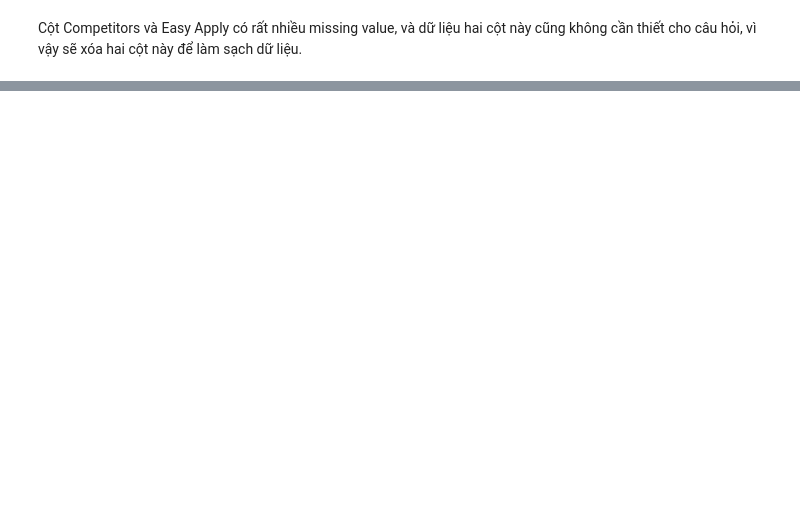
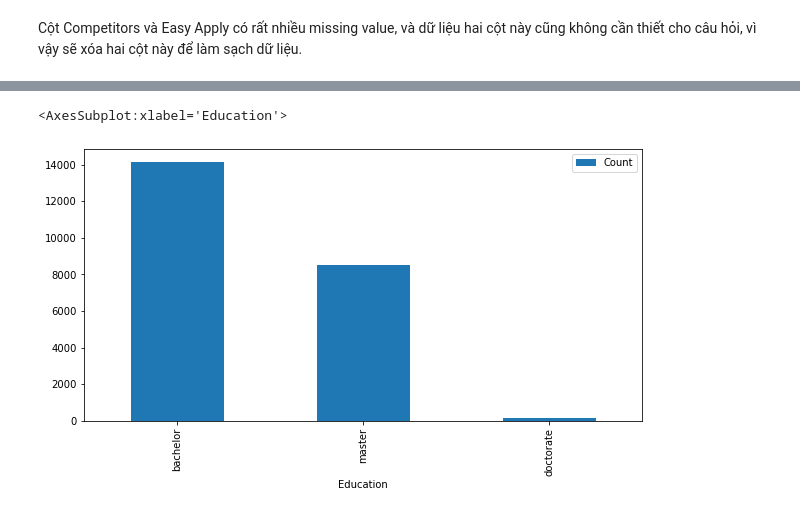
Before and after one commit to Hien-Hirune/FinalProject_KHDL, a Jupyter notebook: Analysis.ipynb, the cells around one changed output, grey strips where cells are left out. Drawn from its saved outputs; the diff is of its cells as text; code cells hidden in the pictures; blank space fills up the shorter version.

```diff
--- a/Analysis.ipynb
+++ b/Analysis.ipynb
@@ -196,0 +615,24 @@ Name: Company Name, dtype: object
+# %%
+edu_req = ["master","doctorate","bachelor"]
+edu_count = np.zeros(len(edu_req))
+def count_edu(degree):
+    tmp = data_engineer_jobs['Job Description'].str.lower()
+    if degree == 'master':
+        return tmp.str.count(degree, flags=re.IGNORECASE).sum() + tmp.str.count(' ms ', flags=re.IGNORECASE).sum() \
+                + tmp.str.count('m.s', flags=re.IGNORECASE).sum()
+    elif degree == 'bachelor':
+        return tmp.str.count(degree, flags=re.IGNORECASE).sum() + tmp.str.count(' bs ', flags=re.IGNORECASE).sum() \
+                + tmp.str.count('b.s', flags=re.IGNORECASE).sum()
+    else:
+        return tmp.str.count(degree, flags=re.IGNORECASE).sum() + tmp.str.count('phd', flags=re.IGNORECASE).sum() \
+                + tmp.str.count('ph.d', flags=re.IGNORECASE).sum()
+
+
+for req in edu_req:
+    edu_count[edu_req.index(req)] = count_edu(req)
+
+edu_df = pd.DataFrame([edu_req, edu_count]).T
+edu_df = edu_df.rename(columns={0: 'Education', 1: 'Count'})
+edu_df.sort_values(['Count'], axis=0, ascending=False, inplace=True)
+edu_df.set_index('Education', inplace=True)
+edu_df
@@ -196,0 +645,5 @@ Name: Company Name, dtype: object
+# %%
+edu_df.plot.bar(figsize=(10,5))
+# %% [output]
+<AxesSubplot:xlabel='Education'>
+[figure, added]
```
Also changed, not shown: parts of 105 cells of this notebook.
